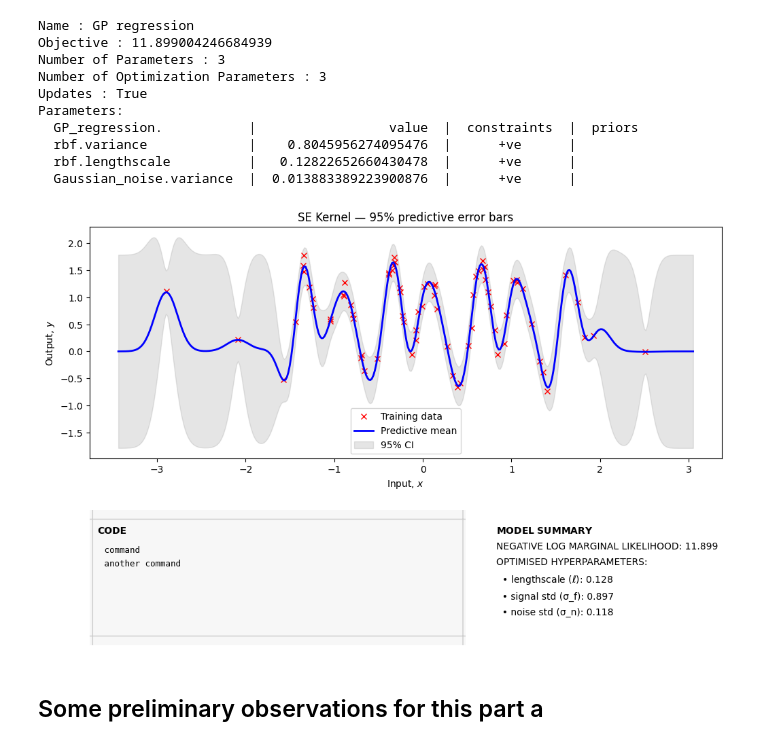
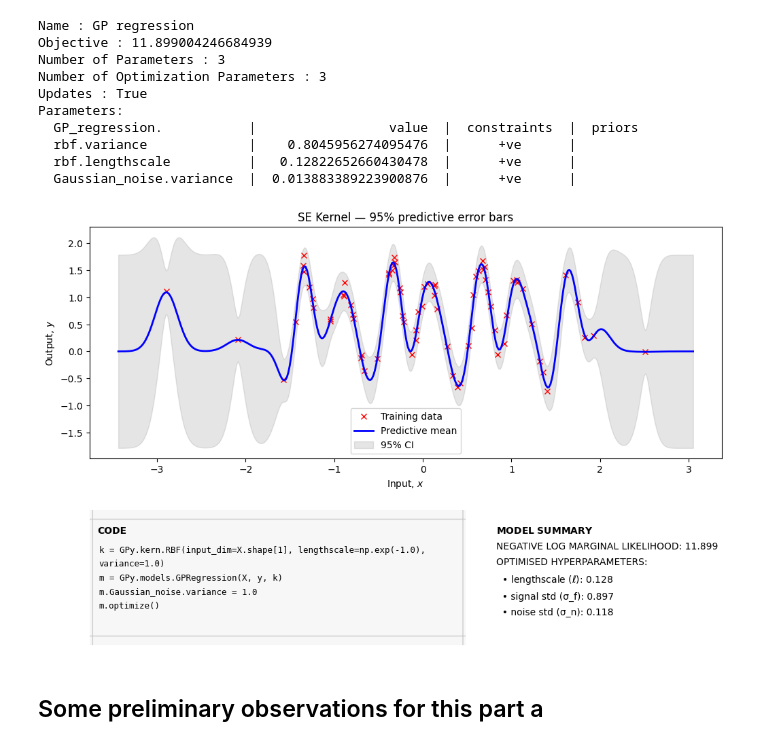
Before and after one commit to Olubusolami-R/gaussian-processes-cw, a Jupyter notebook: 2526/cw1/coursework1.ipynb, the cells around one changed output. Cells and saved outputs as stored; diff of their text form; code cells hidden in the pictures.

```diff
--- a/2526/cw1/coursework1.ipynb
+++ b/2526/cw1/coursework1.ipynb
@@ -145,10 +146,10 @@ Parameters:
   rbf.variance             |    0.8045956274095476  |      +ve      |
   rbf.lengthscale          |   0.12822652660430478  |      +ve      |
   Gaussian_noise.variance  |  0.013883389223900876  |      +ve      |
-# %%
-cw1utils.plot_predictive_error_bars(m, X, y, "\n command\n another command")
-# %% [output]
-[figure, removed]
+# %%
+cw1utils.plot_predictive_error_bars(m, X, y, "\nk = GPy.kern.RBF(input_dim=X.shape[1], lengthscale=np.exp(-1.0), variance=1.0) \nm = GPy.models.GPRegression(X, y, k) \nm.Gaussian_noise.variance = 1.0 \nm.optimize() ")
+# %% [output]
+[figure, added]
 # %% [markdown]
 ## Some preliminary observations for this part a
 # %% [markdown]
```
Also changed, not shown: parts of 11 cells of this notebook.
